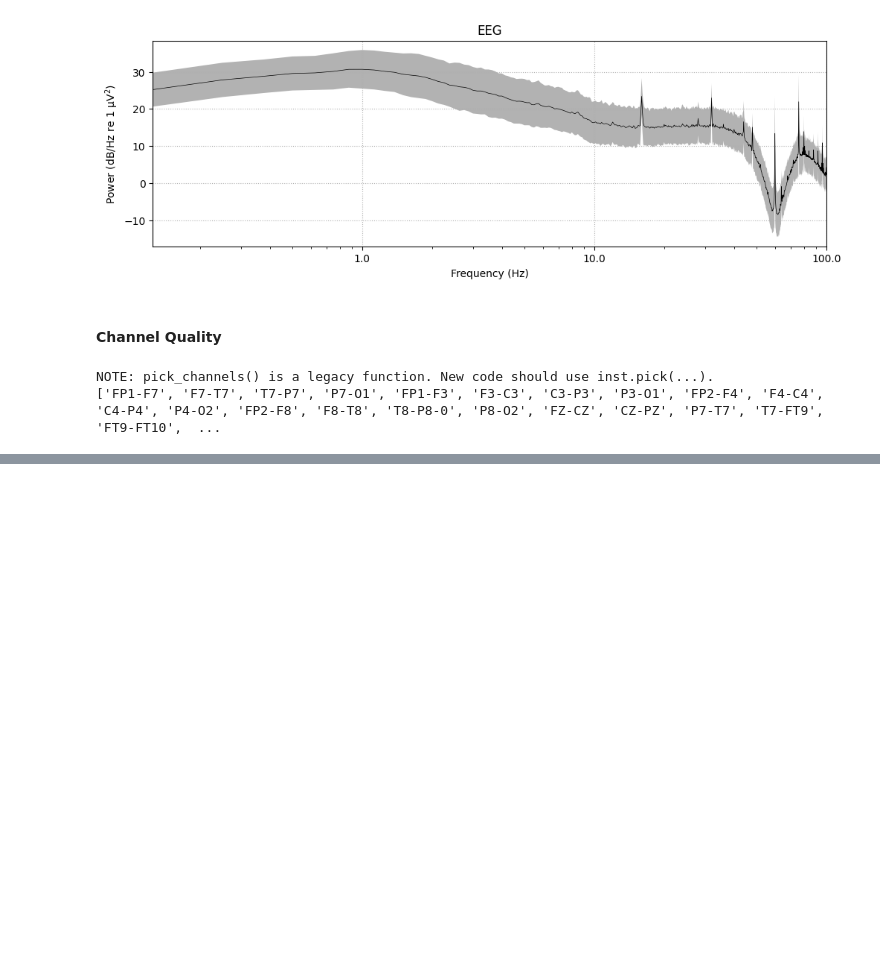
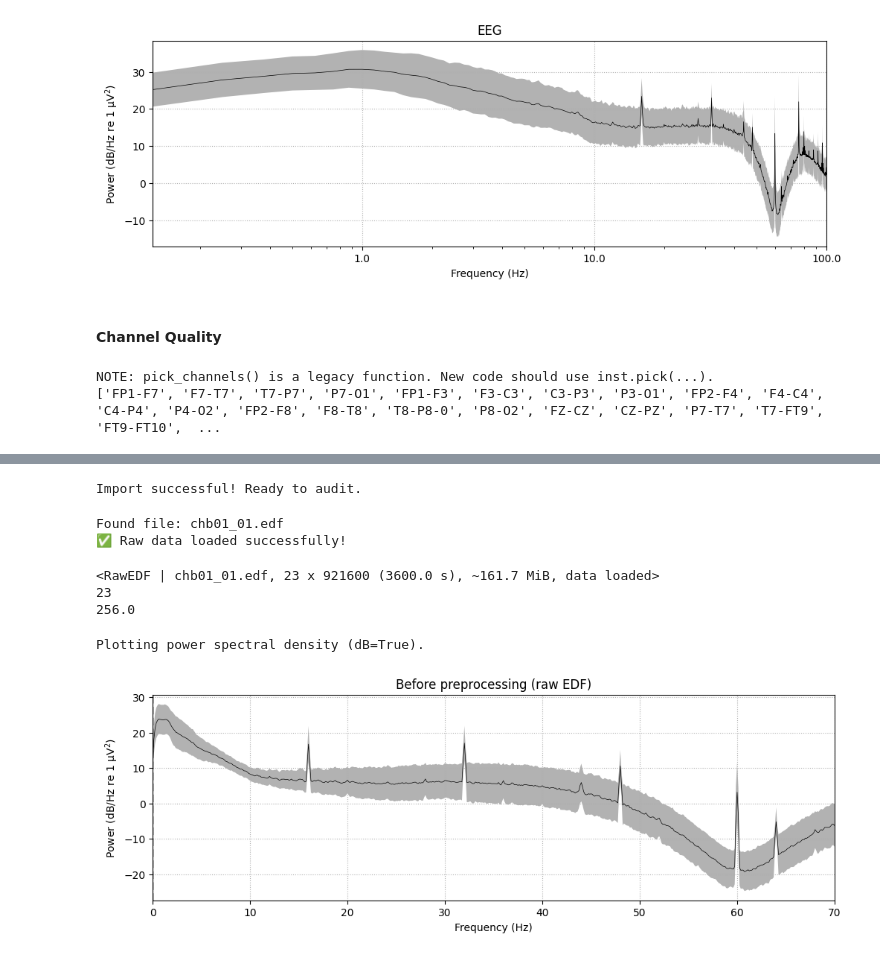
Before and after one commit to denizyennerr/Tez, a Jupyter notebook: notebooks/analysis.ipynb, the cells around one changed output, grey strips where cells are left out. Cells and saved outputs as stored; diff of their text form; code cells hidden in the pictures; blank space fills up the shorter version.

Commit message:
Implement preprocessing / analysis changes

```diff
--- a/notebooks/analysis.ipynb
+++ b/notebooks/analysis.ipynb
@@ -719,0 +736,74 @@ NOTE: pick_types() is a legacy function. New code should use inst.pick(...).
+# %%
+# This should now work cleanly without "module not found" errors
+from src.eeg import CHBMITPreprocessor, create_patient_split
+import mne
+
+print("Import successful! Ready to audit.")
+# %% [output]
+Import successful! Ready to audit.
+# %%
+from src.eeg.preprocessing import CHBMITPreprocessor
+from pathlib import Path
+import mne
+
+# 1. Define paths as variables first (Use Path objects for easier handling)
+raw_data_dir = Path(r"C:\Users\gorse\OneDrive - TUNI.fi\Desktop\Tez\uvtez\data\chb-mit")
+processed_dir = Path(r"C:\Users\gorse\OneDrive - TUNI.fi\Desktop\Tez\uvtez\data\preprocessed")
+
+# 2. Initialize the Preprocessor using those variables
+preprocessor = CHBMITPreprocessor(
+    base_dir=raw_data_dir,
+    output_dir=processed_dir
+)
+
+# 3. Find the raw file correctly
+# We look inside 'raw_data_dir' (and likely the subject subfolder like 'chb01')
+subject_id = "chb01"  # Define which subject you are testing
+subject_folder = raw_data_dir / subject_id
+
+# Check if the folder exists to avoid errors
+if not subject_folder.exists():
+    print(f"❌ Error: Could not find folder: {subject_folder}")
+else:
+    # Grab the first .edf file found in that subject's folder
+    edf_files = sorted(subject_folder.glob("*.edf"))
+
+    if edf_files:
+        edf_path = edf_files[0]
+        print(f"Found file: {edf_path.name}")
+
+        # Load the raw data
+        raw_before = mne.io.read_raw_edf(
+            edf_path,
+            preload=True,
+            verbose="error"
+        )
+        print("✅ Raw data loaded successfully!")
+    else:
+        print(f"❌ No .edf files found in {subject_folder}")
+# %% [output]
+Found file: chb01_01.edf
+✅ Raw data loaded successfully!
+# %%
+print(raw_before)
+print(len(raw_before.ch_names))
+print(raw_before.info["sfreq"])
+# %% [output]
+<RawEDF | chb01_01.edf, 23 x 921600 (3600.0 s), ~161.7 MiB, data loaded>
+23
+256.0
+# %%
+def plot_psd(raw, title, fmax=70):
+    psd = raw.compute_psd(fmax=fmax, verbose="error")
+    psd.plot(
+        average=True,
+        spatial_colors=False,
+        show=False
+    )
+    plt.title(title)
+    plt.show()
+# %%
+plot_psd(raw_before, "Before preprocessing (raw EDF)")
+# %% [output]
+Plotting power spectral density (dB=True).
+[figure, added]
```
Also changed, not shown: parts of 10 cells of this notebook, 4 other files.
